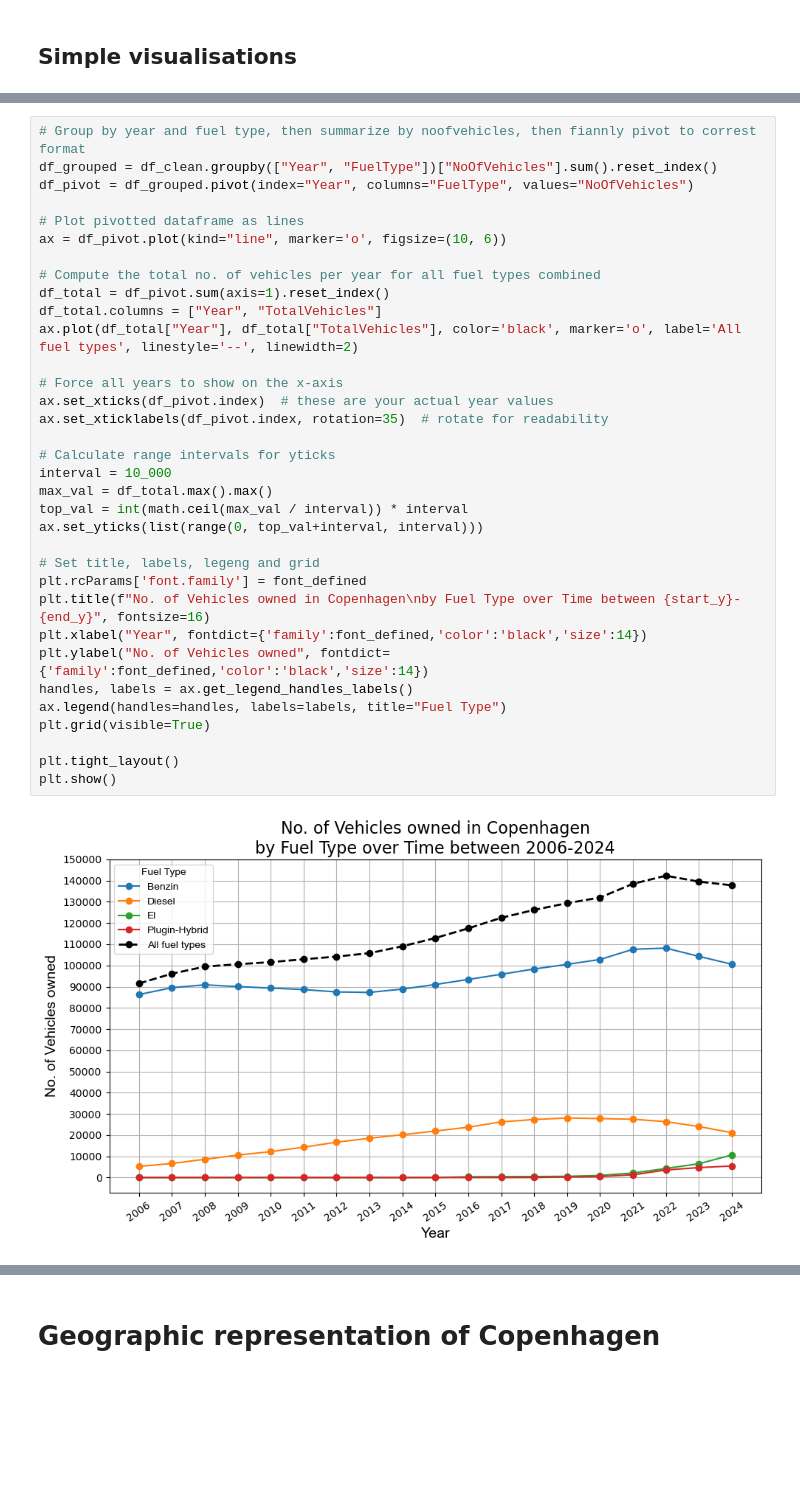
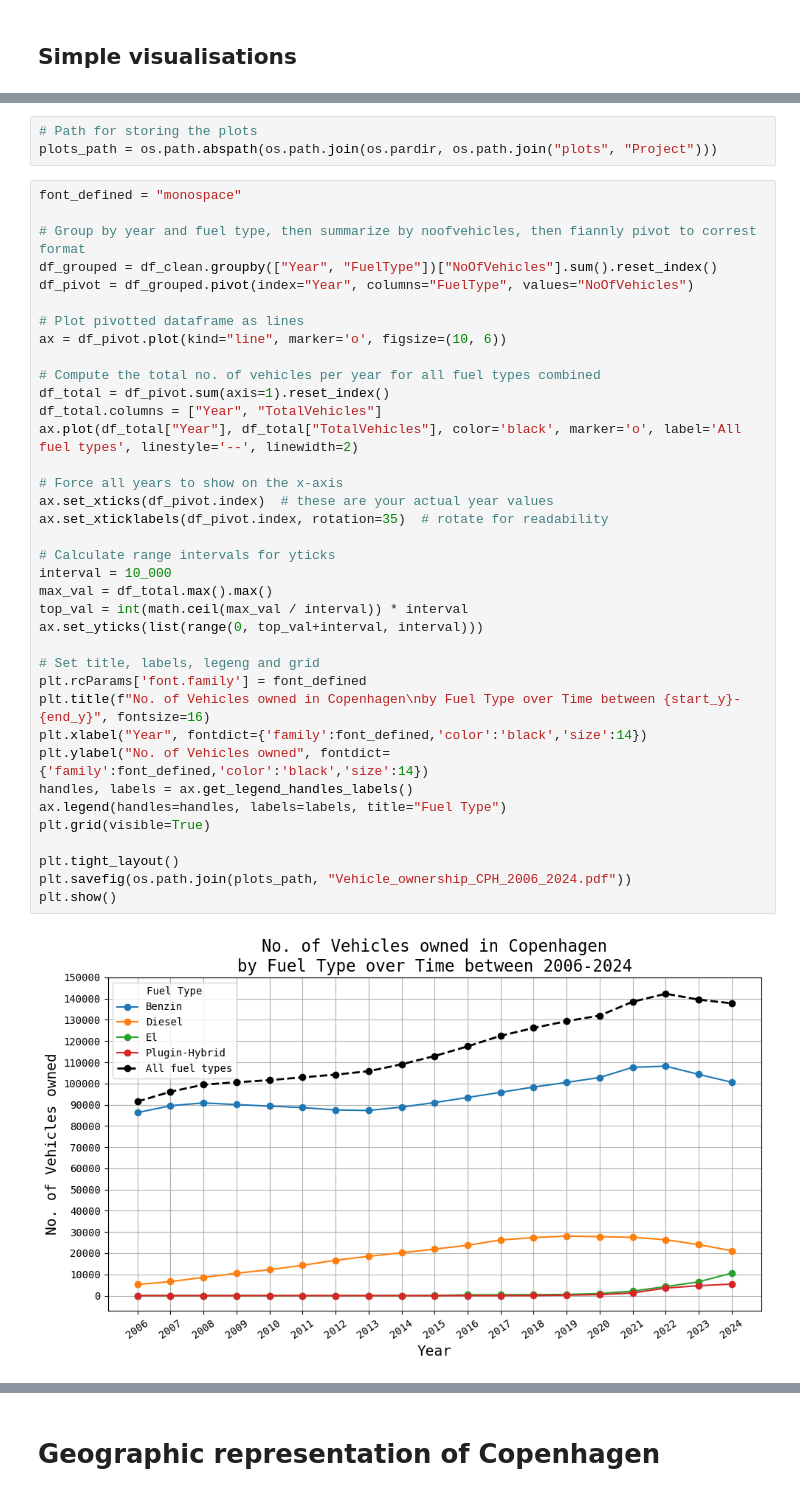
Before and after one commit to AleksandarLukic96/02806_Social_Data, a Jupyter notebook: Project/Data_overview_Car_Ownership.ipynb, the cells around one changed output, grey strips where cells are left out. Drawn from its saved outputs; the diff is of its cells as text; blank space fills up the shorter version.

```diff
--- a/Project/Data_overview_Car_Ownership.ipynb
+++ b/Project/Data_overview_Car_Ownership.ipynb
@@ -243,4 +241,9 @@ font_defined = "Arial"
+# %%
+# Path for storing the plots
+plots_path = os.path.abspath(os.path.join(os.pardir, os.path.join("plots", "Project")))
 # %%
+font_defined = "monospace"
+
 # Group by year and fuel type, then summarize by noofvehicles, then fiannly pivot to correst format
 df_grouped = df_clean.groupby(["Year", "FuelType"])["NoOfVehicles"].sum().reset_index()
 df_pivot = df_grouped.pivot(index="Year", columns="FuelType", values="NoOfVehicles")
@@ -248,34 +251,35 @@ df_pivot = df_grouped.pivot(index="Year", columns="FuelType", values="NoOfVehicl
 # Plot pivotted dataframe as lines
 ax = df_pivot.plot(kind="line", marker='o', figsize=(10, 6))
 
 # Compute the total no. of vehicles per year for all fuel types combined
 df_total = df_pivot.sum(axis=1).reset_index()
 df_total.columns = ["Year", "TotalVehicles"]
 ax.plot(df_total["Year"], df_total["TotalVehicles"], color='black', marker='o', label='All fuel types', linestyle='--', linewidth=2)
 
 # Force all years to show on the x-axis
 ax.set_xticks(df_pivot.index)  # these are your actual year values
 ax.set_xticklabels(df_pivot.index, rotation=35)  # rotate for readability
 
 # Calculate range intervals for yticks
 interval = 10_000
 max_val = df_total.max().max()
 top_val = int(math.ceil(max_val / interval)) * interval
 ax.set_yticks(list(range(0, top_val+interval, interval)))
 
 # Set title, labels, legeng and grid
 plt.rcParams['font.family'] = font_defined
 plt.title(f"No. of Vehicles owned in Copenhagen\nby Fuel Type over Time between {start_y}-{end_y}", fontsize=16)
 plt.xlabel("Year", fontdict={'family':font_defined,'color':'black','size':14})
 plt.ylabel("No. of Vehicles owned", fontdict={'family':font_defined,'color':'black','size':14})
 handles, labels = ax.get_legend_handles_labels()
 ax.legend(handles=handles, labels=labels, title="Fuel Type")
 plt.grid(visible=True)
 
 plt.tight_layout()
+plt.savefig(os.path.join(plots_path, "Vehicle_ownership_CPH_2006_2024.pdf"))
 plt.show()
 # %% [output]
-[figure, old version]
+[figure, new version]
 # %%
 # Get unique CityDistricts
 districts = df_clean["CityDistrict"].dropna().unique()
```
Also changed, not shown: parts of 9 cells of this notebook, 9 other files.
